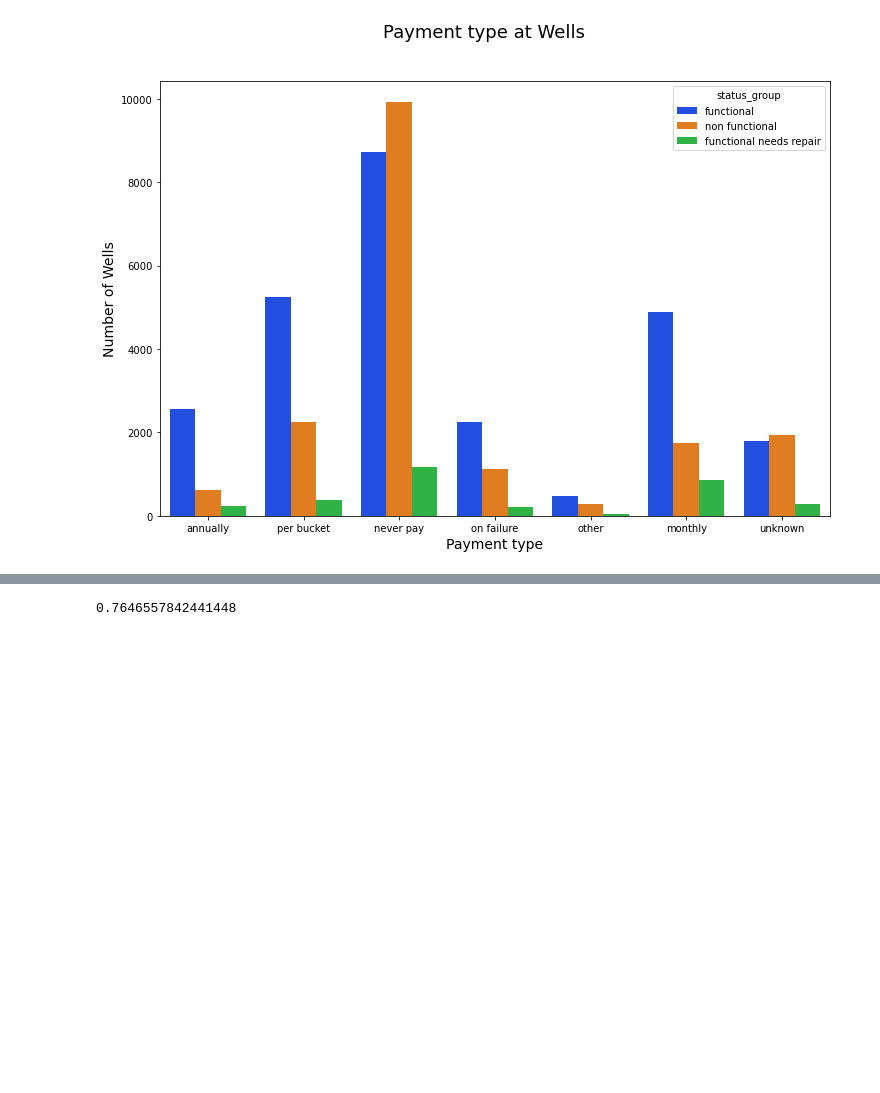
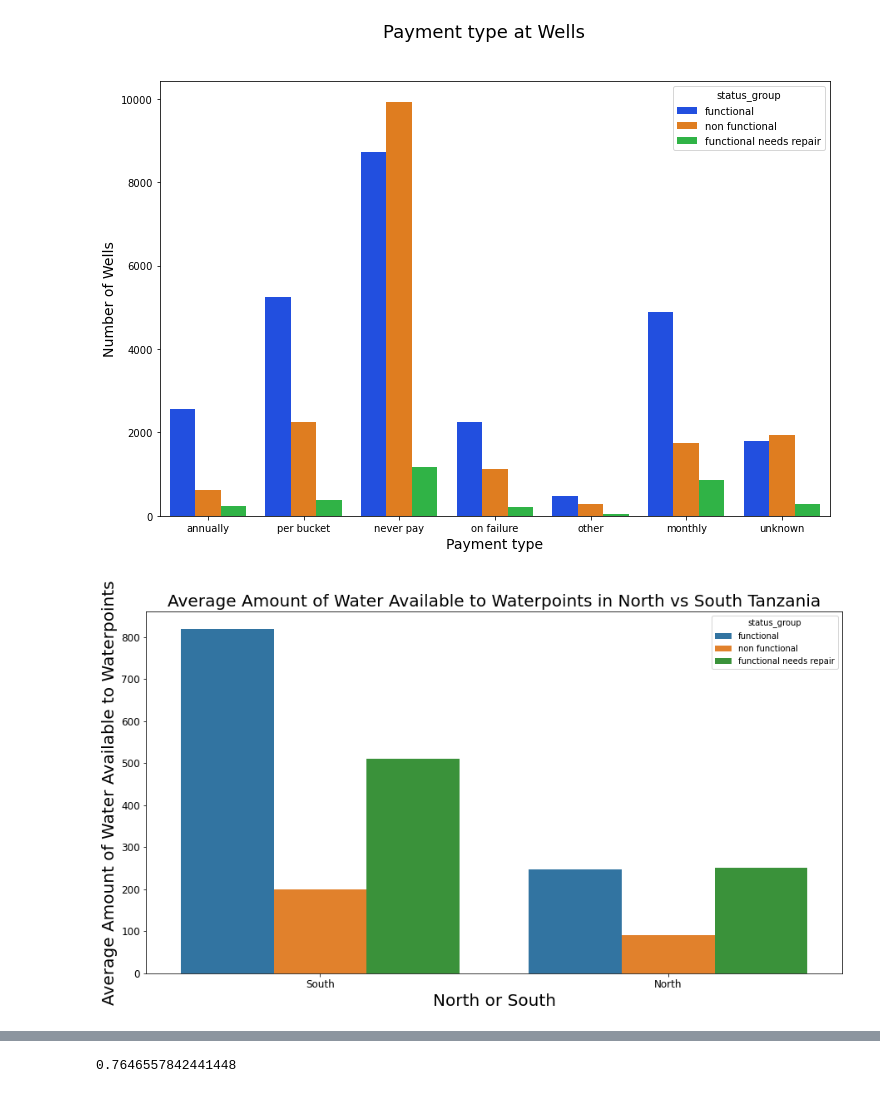
Before and after one commit to anniezhengaz/Phase3Projecct-Tanzanian_Water_Wells, a Jupyter notebook: eda-CLEAN-modeling.ipynb, the cells around one changed output, grey strips where cells are left out. Saved outputs shown, nothing was run; the diff lists cells and outputs as text; code cells hidden in the pictures; blank space fills up the shorter version.

```diff
--- a/eda-CLEAN-modeling.ipynb
+++ b/eda-CLEAN-modeling.ipynb
@@ -116,3 +118,17 @@ plt.ylabel("Number of Wells", fontsize=14)
 plt.show()
 # %% [output]
 [figure]
+# %%
+fig, ax = plt.subplots(figsize = (15 , 8))
+
+import matplotlib.ticker as ticker
+from matplotlib import pyplot as plt
+
+sns.barplot(x=df["North_South"], y=df['amount_tsh'], hue=df["status_group"], ci = None)
+ax.set_xlabel('North or South', fontsize = 20)
+ax.set_ylabel('Average Amount of Water Available to Waterpoints', fontsize = 20)
+ax.set_title('Average Amount of Water Available to Waterpoints in North vs South Tanzania', fontsize = 20)
+plt.ticklabel_format(style='plain',axis='y')
+ax.tick_params(axis='both', which='major', labelsize=12);
+# %% [output]
+[figure, added]
```
Also changed, not shown: parts of 19 cells of this notebook, 1 other file.
